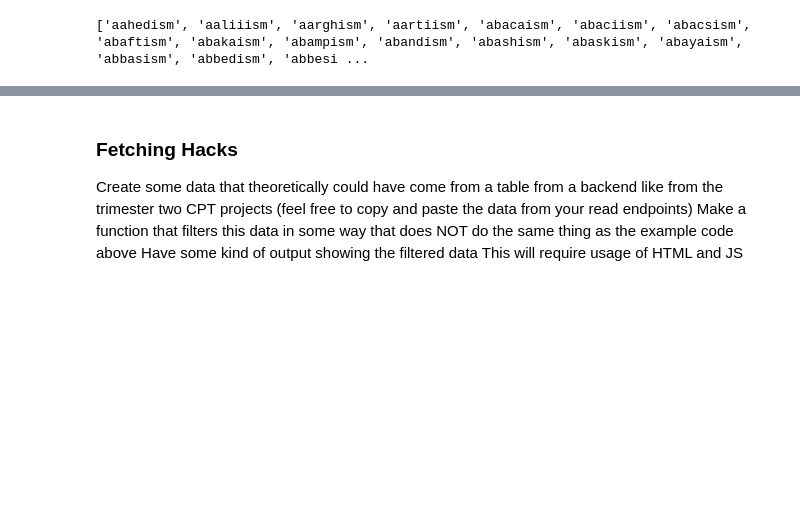
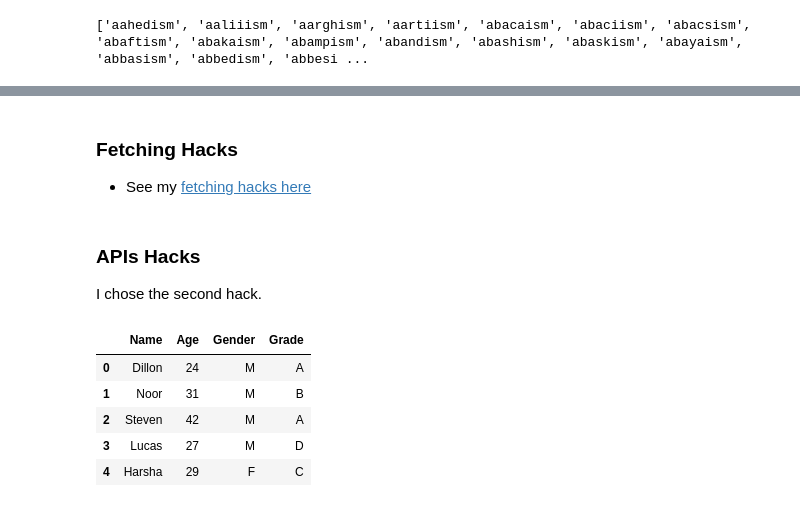
Before and after one commit to sophia926/fastpages, a Jupyter notebook: _notebooks/2023-04-26-Big-Idea-1.ipynb, the cells around one changed output, grey strips where cells are left out. Cells and saved outputs as stored; diff of their text form; code cells hidden in the pictures; blank space fills up the shorter version.

Commit message:
big idea 1 hacks

```diff
--- a/_notebooks/2023-04-26-Big-Idea-1.ipynb
+++ b/_notebooks/2023-04-26-Big-Idea-1.ipynb
@@ -83,9 +83,26 @@ print(final)
 3.Complete this quiz and correct any mistakes in your blog
 ![](../images/week31quiz2.png)
 - I got 100% on the Khan Academy quiz
-# %% [markdown]
-### Fetching Hacks
-Create some data that theoretically could have come from a table from a backend like from the trimester two CPT projects (feel free to copy and paste the data from your read endpoints)
-Make a function that filters this data in some way that does NOT do the same thing as the example code above
-Have some kind of output showing the filtered data
-This will require usage of HTML and JS
+# %% [markdown]
+### Fetching Hacks
+- See my [fetching hacks here](https://sophia926.github.io/fastpages/fetching/)
+# %% [markdown]
+### APIs Hacks
+I chose the second hack.
+# %%
+import pandas as pd
+data = {
+    'Name': ['Dillon', 'Noor', 'Steven', 'Lucas', 'Harsha', 'Varalu', 'Ryan', 'Emaad'],
+    'Age': [24, 31, 42, 27, 29, 26, 90, 15],
+    'Gender': ['M', 'M', 'M', 'M', 'F', 'F', 'F', 'F'],
+    'Grade': ['A', 'B', 'A', 'D', 'C', 'F', 'B', 'A']
+}
+df = pd.DataFrame(data)
+df.head()
+# %% [output]
+|  | Name | Age | Gender | Grade |
+| 0 | Dillon | 24 | M | A |
+| 1 | Noor | 31 | M | B |
+| 2 | Steven | 42 | M | A |
+| 3 | Lucas | 27 | M | D |
+| 4 | Harsha | 29 | F | C |
```
Also changed, not shown: parts of 2 cells of this notebook, 1 other file.
